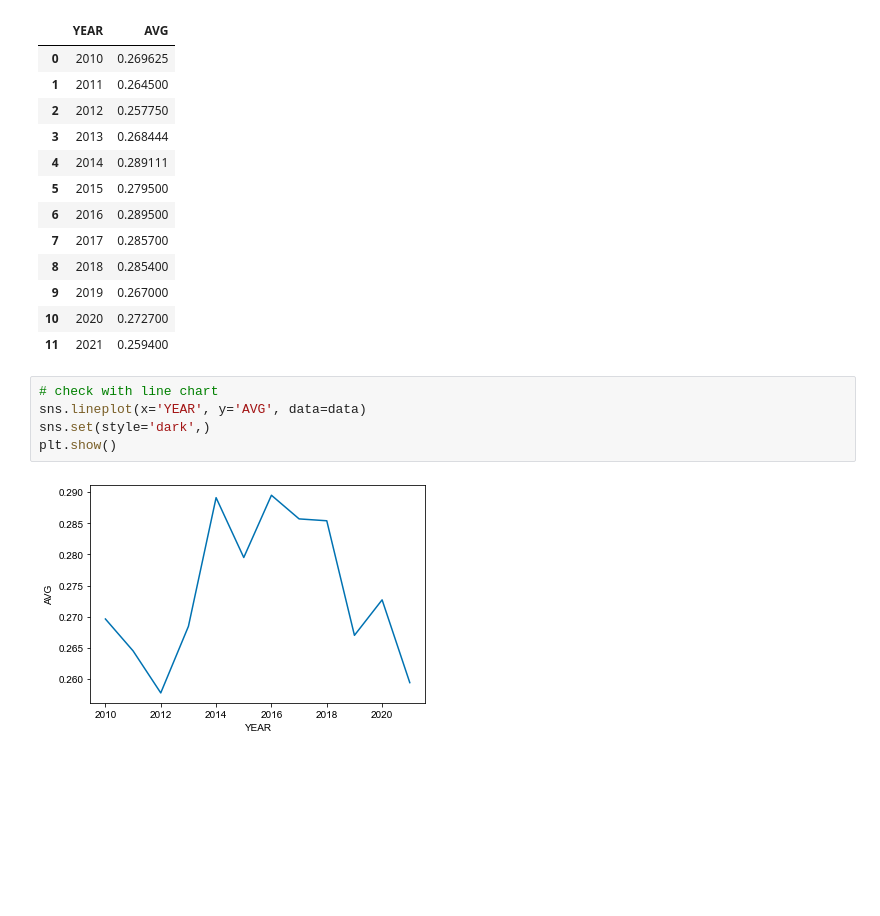
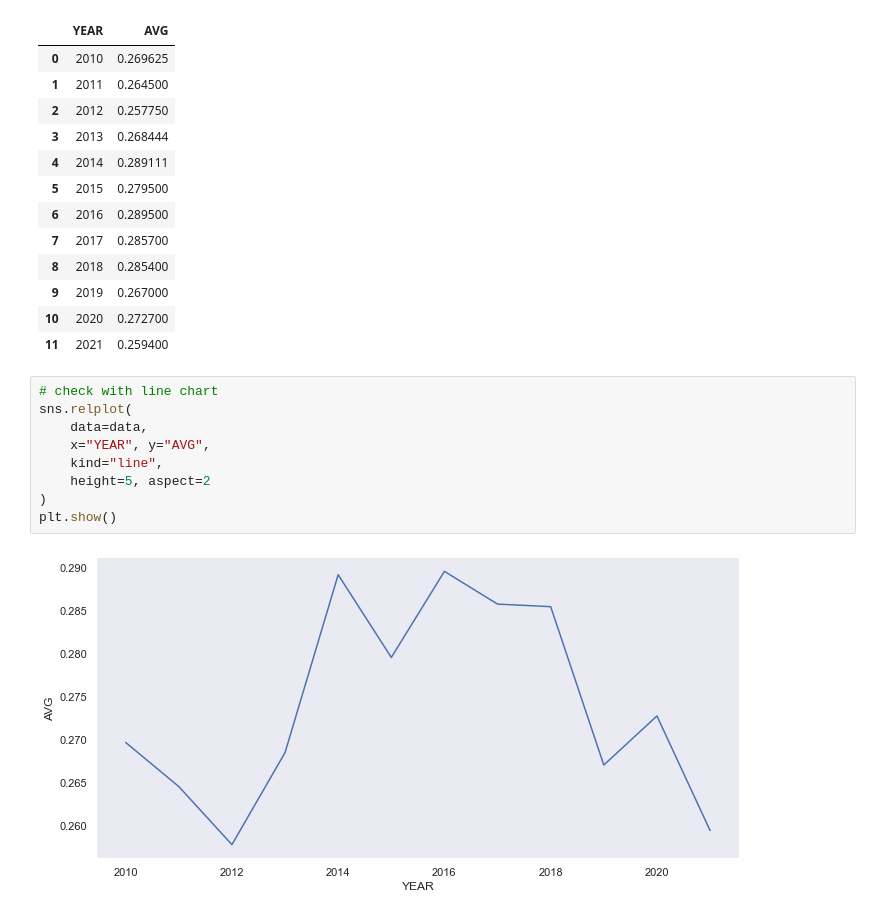
Before and after one commit to Teosoft7/predict_kbo, a Jupyter notebook: eda_kbo2022.ipynb, the cells around one changed output. Cells and saved outputs as stored; diff of their text form; blank space fills up the shorter version.

```diff
--- a/eda_kbo2022.ipynb
+++ b/eda_kbo2022.ipynb
@@ -93,10 +93,14 @@ data
 | 9 | 2019 | 0.267000 |
 | 10 | 2020 | 0.272700 |
 | 11 | 2021 | 0.259400 |
-# %%
-# check with line chart
-sns.lineplot(x='YEAR', y='AVG', data=data)
-sns.set(style='dark',)
-plt.show()
-# %% [output]
-[figure, removed]
+# %%
+# check with line chart
+sns.relplot(
+    data=data,
+    x="YEAR", y="AVG",
+    kind="line",
+    height=5, aspect=2
+)
+plt.show()
+# %% [output]
+[figure, added]
```
Also changed, not shown: 1 other file.
